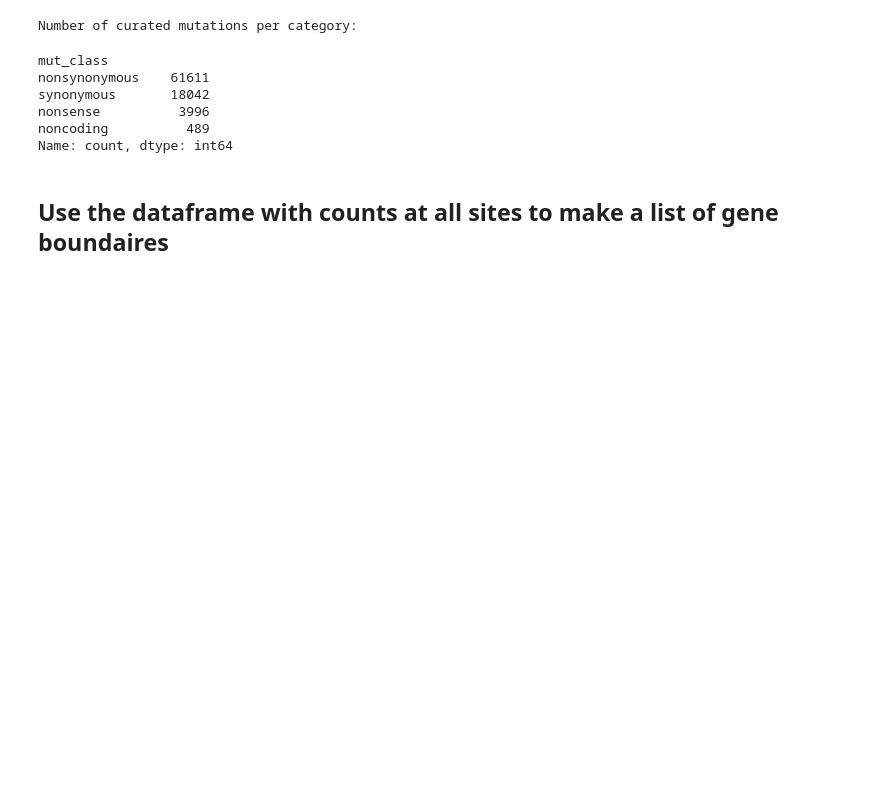
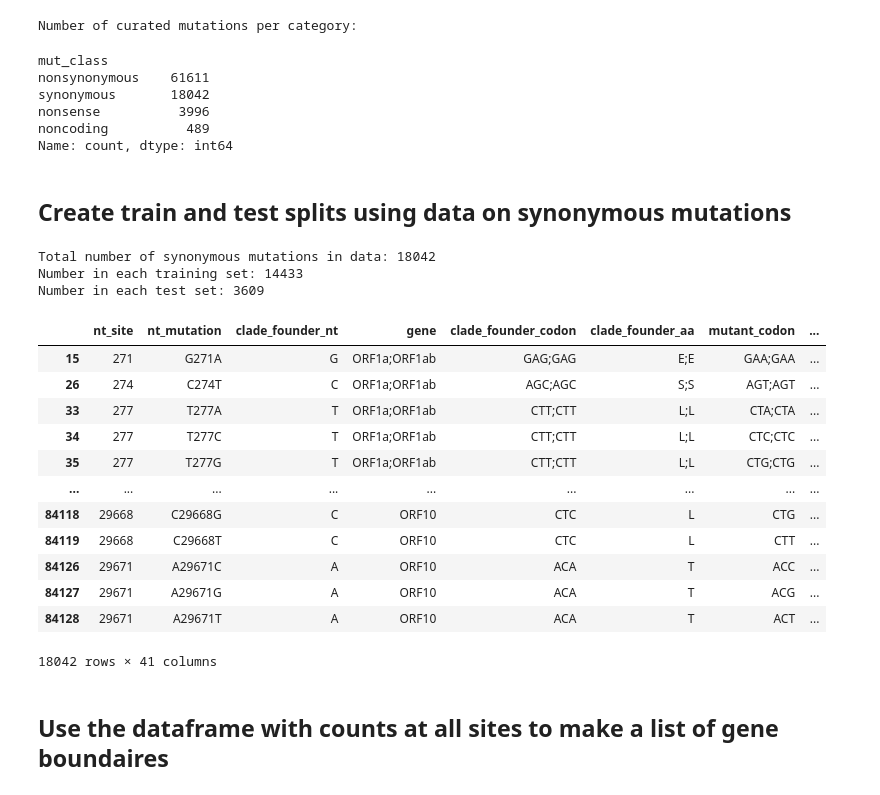
Before and after one commit to matsengrp/SARS2-synonymous-mut-rate, a Jupyter notebook: notebooks/curate_counts.ipynb, the cells around one changed output. Saved outputs shown, nothing was run; the diff lists cells and outputs as text; code cells hidden in the pictures; blank space fills up the shorter version.

Commit message:
Add train test splits and analysis notebook

```diff
--- a/notebooks/curate_counts.ipynb
+++ b/notebooks/curate_counts.ipynb
@@ -236,6 +238,55 @@ synonymous       18042
 nonsense          3996
 noncoding          489
 Name: count, dtype: int64
+# %% [markdown]
+## Create train and test splits using data on synonymous mutations
+# %%
+# Get data for synonymous mutations
+splits_df = curated_counts_df[curated_counts_df['synonymous'] == True].copy()
+
+# Determine the number of mutations to be included in training vs. testing data
+# using 80/20 splits
+ntotal = len(splits_df)
+ntrain = int(np.floor(ntotal * 0.8))
+ntest = ntotal - ntrain
+print('Total number of synonymous mutations in data:', ntotal)
+print('Number in each training set:', ntrain)
+print('Number in each test set:', ntest)
+
+# Generate 10 random train/test splits
+train_list = ['train'] * ntrain
+test_list = ['test'] * ntest
+split_list = train_list + test_list
+assert len(split_list) == ntotal
+nsplits = 10
+random.seed(1)
+for i in range(nsplits):
+    random.shuffle(split_list)
+    splits_df[f'split_{i}'] = split_list
+
+# Write dataframe to an output file
+outfile = '../results/syn_mut_train_test_splits.csv'
+if not os.path.isfile(outfile):
+    splits_df.to_csv(outfile, index=False)
+
+splits_df
+# %% [output]
+Total number of synonymous mutations in data: 18042
+Number in each training set: 14433
+Number in each test set: 3609
+|  | nt_site | nt_mutation | clade_founder_nt | gene | clade_founder_codon | clade_founder_aa | mutant_codon | ... |
+| 15 | 271 | G271A | G | ORF1a;ORF1ab | GAG;GAG | E;E | GAA;GAA | ... |
+| 26 | 274 | C274T | C | ORF1a;ORF1ab | AGC;AGC | S;S | AGT;AGT | ... |
+| 33 | 277 | T277A | T | ORF1a;ORF1ab | CTT;CTT | L;L | CTA;CTA | ... |
+| 34 | 277 | T277C | T | ORF1a;ORF1ab | CTT;CTT | L;L | CTC;CTC | ... |
+| 35 | 277 | T277G | T | ORF1a;ORF1ab | CTT;CTT | L;L | CTG;CTG | ... |
+| ... | ... | ... | ... | ... | ... | ... | ... | ... |
+| 84118 | 29668 | C29668G | C | ORF10 | CTC | L | CTG | ... |
+| 84119 | 29668 | C29668T | C | ORF10 | CTC | L | CTT | ... |
+| 84126 | 29671 | A29671C | A | ORF10 | ACA | T | ACC | ... |
+| 84127 | 29671 | A29671G | A | ORF10 | ACA | T | ACG | ... |
+| 84128 | 29671 | A29671T | A | ORF10 | ACA | T | ACT | ... |
+18042 rows × 41 columns
 # %% [markdown]
 ## Use the dataframe with counts at all sites to make a list of gene boundaires
 # %%
```
Also changed, not shown: parts of 3 cells of this notebook, 2 other files.
